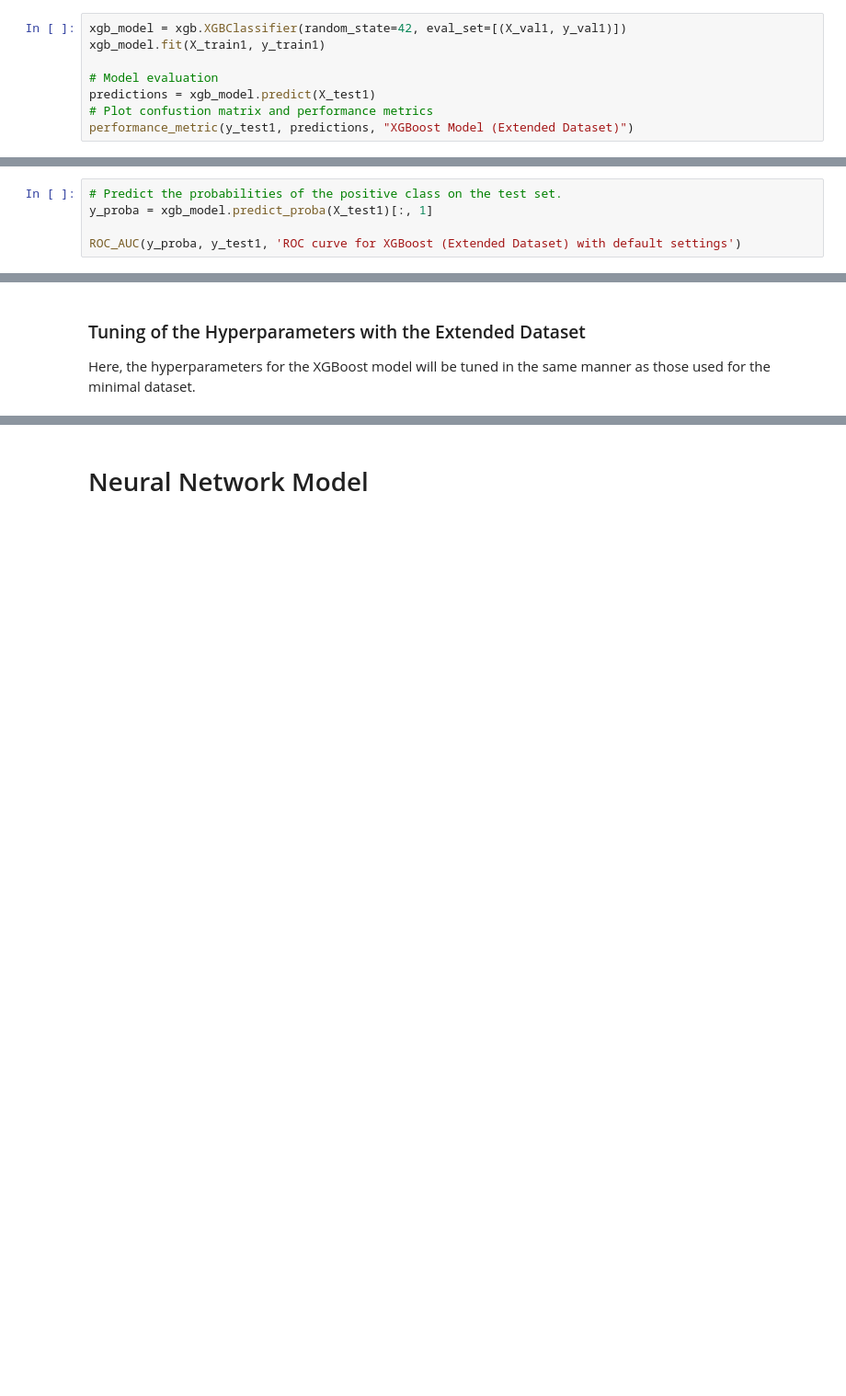
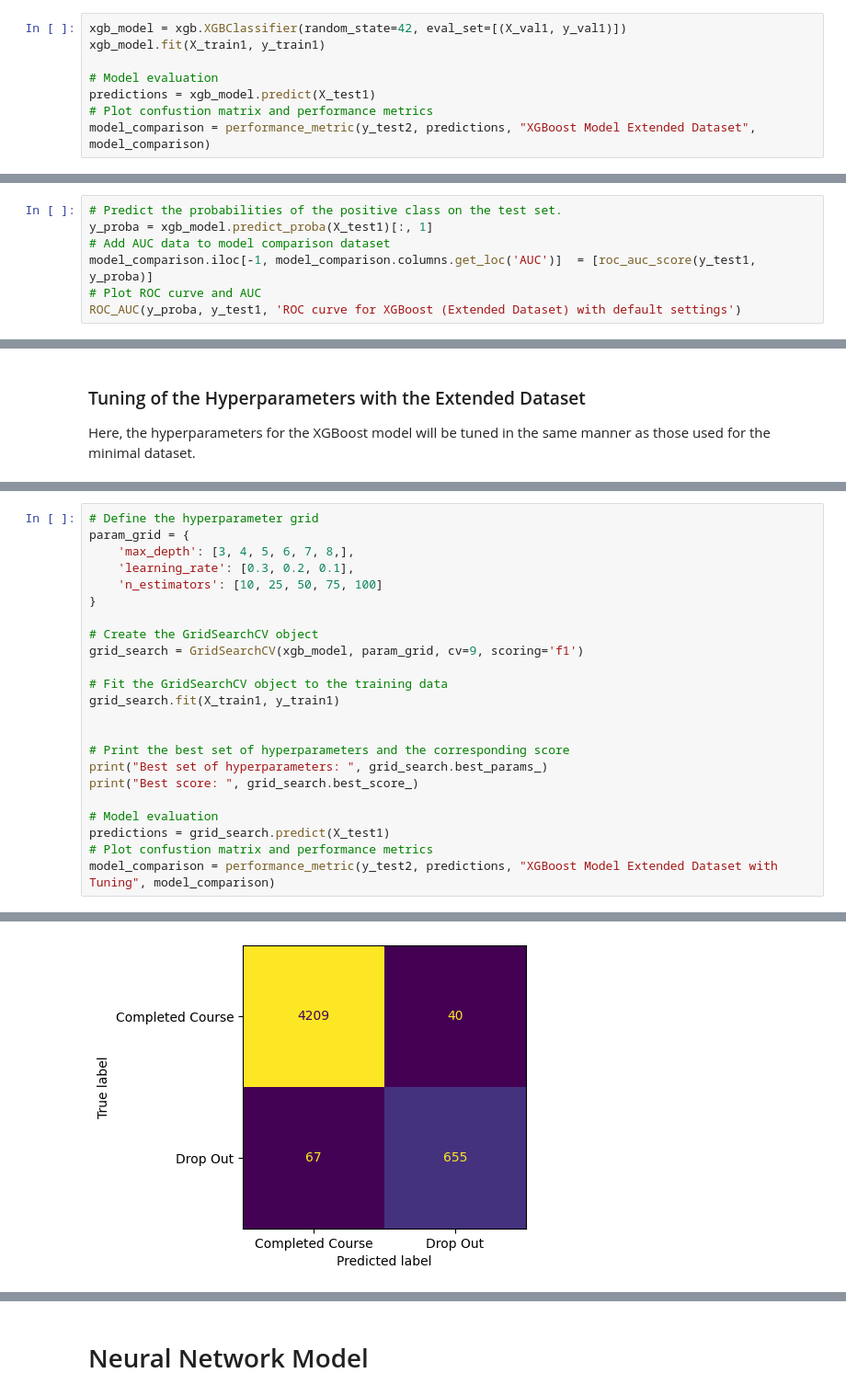
Before and after one commit to alex-mcintosh/Supervised-Learning-for-Student-Dropout, a Jupyter notebook: Applying_supervised_learning_to_predict_student_dropout_rate.ipynb, the cells around one changed output, grey strips where cells are left out. Shown at 92% size. Cells and saved outputs as stored; diff of their text form; blank space fills up the shorter version.

```diff
--- a/Applying_supervised_learning_to_predict_student_dropout_rate.ipynb
+++ b/Applying_supervised_learning_to_predict_student_dropout_rate.ipynb
@@ -756,5 +663,5 @@ xgb_model.fit(X_train1, y_train1)
 # Model evaluation
 predictions = xgb_model.predict(X_test1)
 # Plot confustion matrix and performance metrics
-performance_metric(y_test1, predictions, "XGBoost Model (Extended Dataset)")
+model_comparison = performance_metric(y_test2, predictions, "XGBoost Model Extended Dataset", model_comparison)
 # %% [output]
@@ -772,7 +681,9 @@ weighted avg     0.9797    0.9799    0.9797      4971
 # %%
 # Predict the probabilities of the positive class on the test set.
 y_proba = xgb_model.predict_proba(X_test1)[:, 1]
-
+# Add AUC data to model comparison dataset
+model_comparison.iloc[-1, model_comparison.columns.get_loc('AUC')]  = [roc_auc_score(y_test1, y_proba)]
+# Plot ROC curve and AUC
 ROC_AUC(y_proba, y_test1, 'ROC curve for XGBoost (Extended Dataset) with default settings')
 # %% [output]
 [figure]
@@ -941,0 +703,24 @@ weighted avg     0.9809    0.9811    0.9810      4971
+# %%
+# Define the hyperparameter grid
+param_grid = {
+    'max_depth': [3, 4, 5, 6, 7, 8,],
+    'learning_rate': [0.3, 0.2, 0.1],
+    'n_estimators': [10, 25, 50, 75, 100]
+}
+
+# Create the GridSearchCV object
+grid_search = GridSearchCV(xgb_model, param_grid, cv=9, scoring='f1')
+
+# Fit the GridSearchCV object to the training data
+grid_search.fit(X_train1, y_train1)
+
+
+# Print the best set of hyperparameters and the corresponding score
+print("Best set of hyperparameters: ", grid_search.best_params_)
+print("Best score: ", grid_search.best_score_)
+
+# Model evaluation
+predictions = grid_search.predict(X_test1)
+# Plot confustion matrix and performance metrics
+model_comparison = performance_metric(y_test2, predictions, "XGBoost Model Extended Dataset with Tuning", model_comparison)
+# %% [output]
@@ -941,0 +737 @@ weighted avg     0.9809    0.9811    0.9810      4971
+[figure, added]
```
Also changed, not shown: parts of 66 cells of this notebook.
